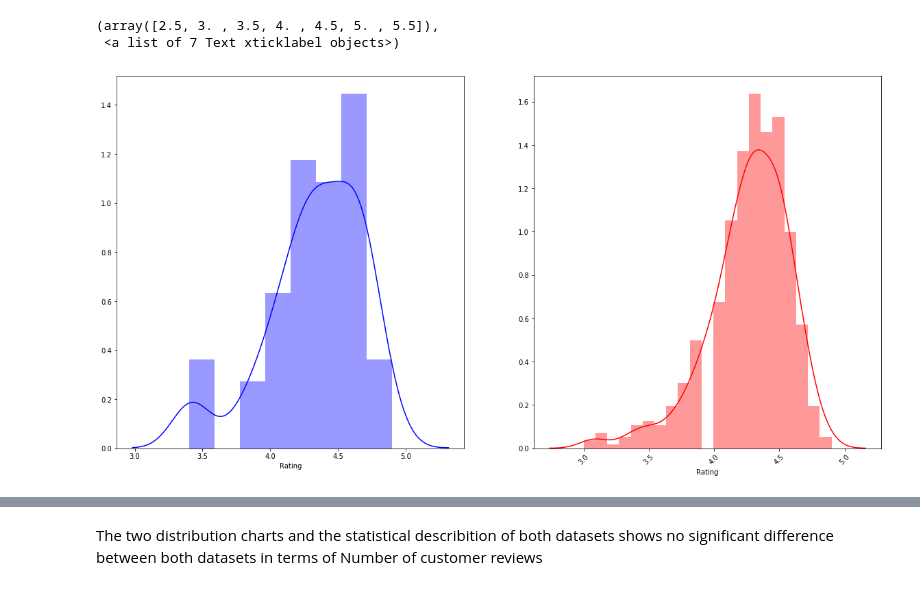
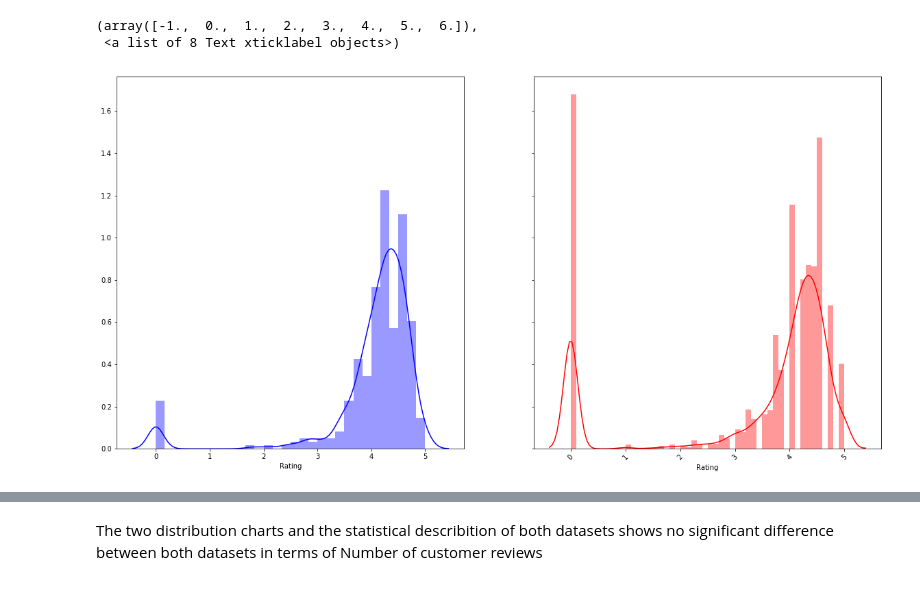
Before and after one commit to romer1979/Google_Play_store, a Jupyter notebook: capestone_project_I.ipynb, the cells around one changed output, grey strips where cells are left out. Drawn from its saved outputs; the diff is of its cells as text; code cells hidden in the pictures.

```diff
--- a/capestone_project_I.ipynb
+++ b/capestone_project_I.ipynb
@@ -263,0 +76,4 @@ play_store.installs_numeric = play_store.installs_numeric.astype(int)
+# %%
+play_store.sort_values('App', inplace = True)
+play_store.drop_duplicates(subset = 'App', keep = False, inplace = True)
+play_store=play_store[~play_store['Category'].str.contains('1.9')]
@@ -263,0 +110,2 @@ play_store.installs_numeric = play_store.installs_numeric.astype(int)
+# %%
+play_store['Rating'].fillna(0, inplace=True)
@@ -263,0 +114,3 @@ play_store.installs_numeric = play_store.installs_numeric.astype(int)
+# %%
+play_store.Rating = play_store.Rating.astype(float)
+play_store.Reviews = play_store.Reviews.astype(int)
@@ -263,0 +119,4 @@ play_store.installs_numeric = play_store.installs_numeric.astype(int)
+# %%
+play_store['installs_numeric'] = pd.to_numeric(play_store['Installs'].str.replace('+','').str.replace(',','')
+                                 , errors='ignore')
+play_store.installs_numeric = play_store.installs_numeric.astype(int)
@@ -410,9 +349,9 @@ The two barcharts above and the statistical describition of both datasets shows
 # %%
-fig, ax =plt.subplots(1, 2, figsize=(20,10))
+fig, ax =plt.subplots(1, 2, figsize=(20,10), sharey=True)
 sns.distplot(free_app_name["Rating"], color= 'blue', ax=ax[0])
 sns.distplot(no_free_app_name["Rating"], color= 'red', ax=ax[1])
 plt.xticks(rotation=45)
 # %% [output]
-(array([2.5, 3. , 3.5, 4. , 4.5, 5. , 5.5]),
- <a list of 7 Text xticklabel objects>)
+(array([-1.,  0.,  1.,  2.,  3.,  4.,  5.,  6.]),
+ <a list of 8 Text xticklabel objects>)
-[figure, old version]
+[figure, new version]
```
Also changed, not shown: parts of 98 cells of this notebook.
